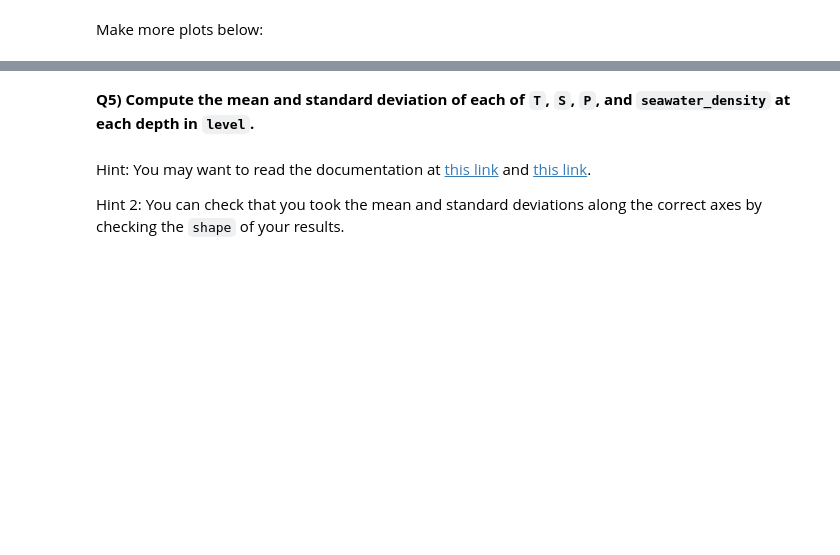
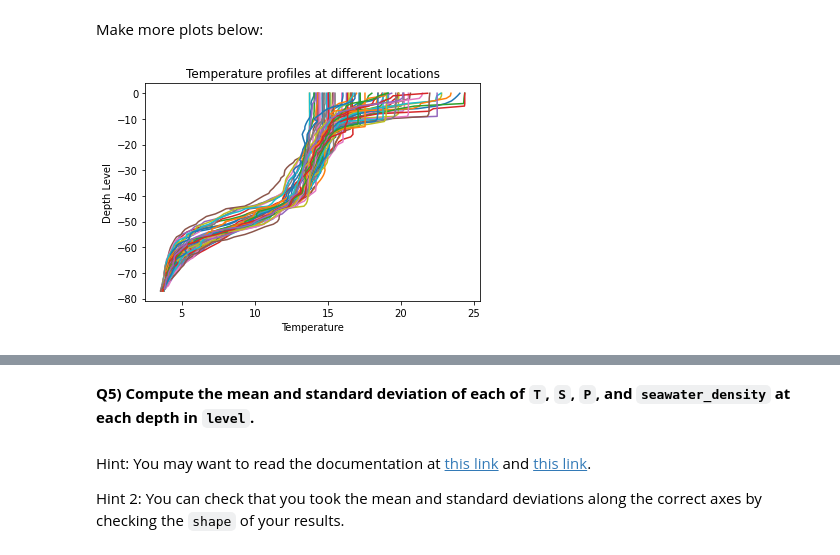
Before and after one commit to Kriegtho/2022_Intro_Python, a Jupyter notebook: Exercises/W2_S1.ipynb, the cells around one changed output, grey strips where cells are left out. Cells and saved outputs as stored; diff of their text form; code cells hidden in the pictures; blank space fills up the shorter version.

```diff
--- a/Exercises/W2_S1.ipynb
+++ b/Exercises/W2_S1.ipynb
@@ -204,2 +242,9 @@ Text(0.5, 1.0, 'Salinity profiles at differet locations')
 # %% [markdown]
 Make more plots below:
+# %%
+plt.plot(T,-level); # The semi-colon prevents printing the line objects
+plt.xlabel('Temperature' ) # Takes a string as argument
+plt.ylabel('Depth Level')
+plt.title('Temperature profiles at different locations');
+# %% [output]
+[figure, added]
```
Also changed, not shown: parts of 29 cells of this notebook.
